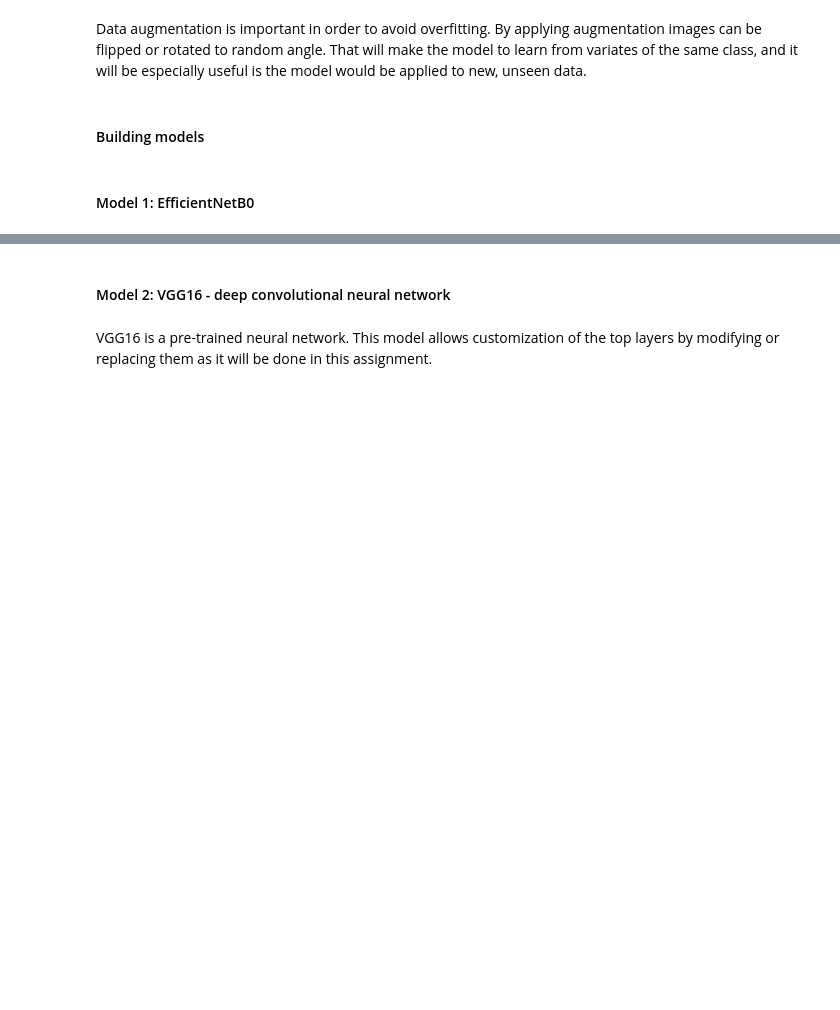
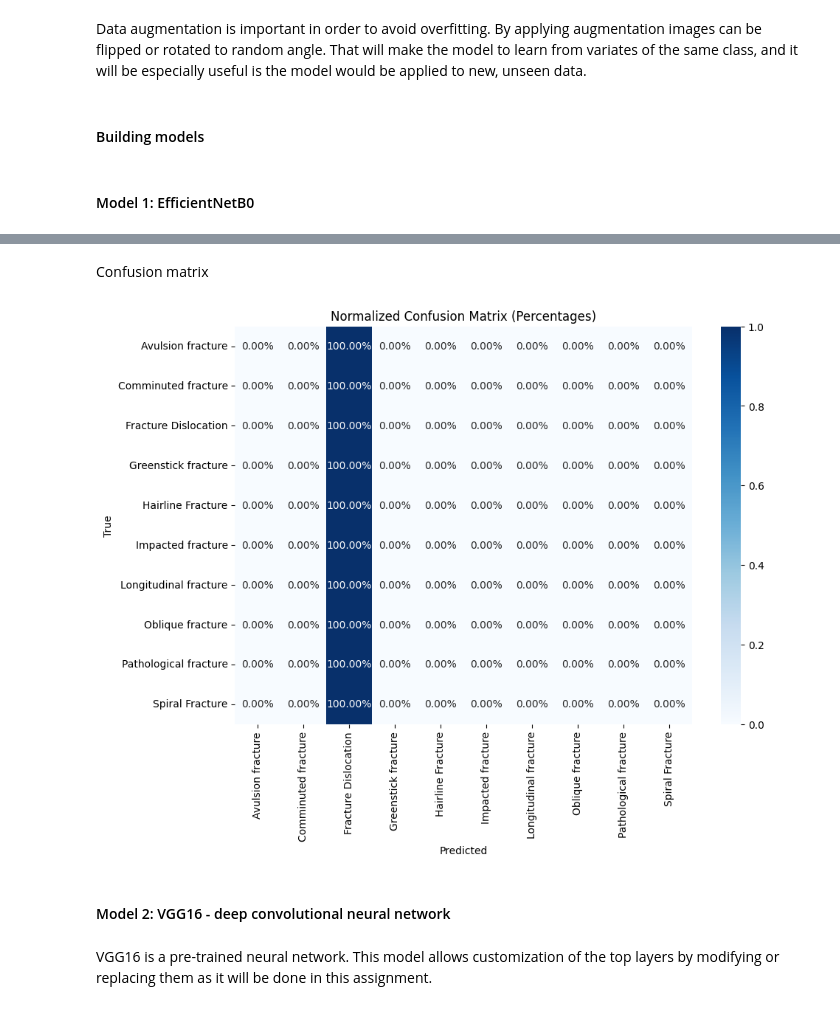
Before and after one commit to dalimvc/Image-clasification, a Jupyter notebook: DM24-MPrject-Code-b21dalmi.ipynb, the cells around one changed output, grey strips where cells are left out. Saved outputs shown, nothing was run; the diff lists cells and outputs as text; code cells hidden in the pictures; blank space fills up the shorter version.

```diff
--- a/DM24-MPrject-Code-b21dalmi.ipynb
+++ b/DM24-MPrject-Code-b21dalmi.ipynb
@@ -164,3 +290,21 @@ val_set = val_set.map(lambda x, y: (images_augmented(x), y), num_parallel_calls=
+# %% [markdown]
+Confusion matrix
+# %%
+#computing conf. matrix
+cm = confusion_matrix(efficientNetB0_image_labels, efficientNetB0_predicted_labels)
+
+#normalizing confusion matrix by dividing each value by the total number of samples in the true class
+cm_normalized = cm.astype('float') / cm.sum(axis=1)[:, np.newaxis]
+
+#dsipalying confusion matrix
+plt.figure(figsize=(10, 7))
+sns.heatmap(cm_normalized, annot=True, fmt='.2%', cmap='Blues', xticklabels=classes, yticklabels=classes)
+plt.xlabel('Predicted')
+plt.ylabel('True')
+plt.title('Normalized Confusion Matrix (Percentages)')
+plt.show()
+# %% [output]
+[figure, added]
 # %% [markdown]
 <style>
     h4 {
```
Also changed, not shown: parts of 22 cells of this notebook.
